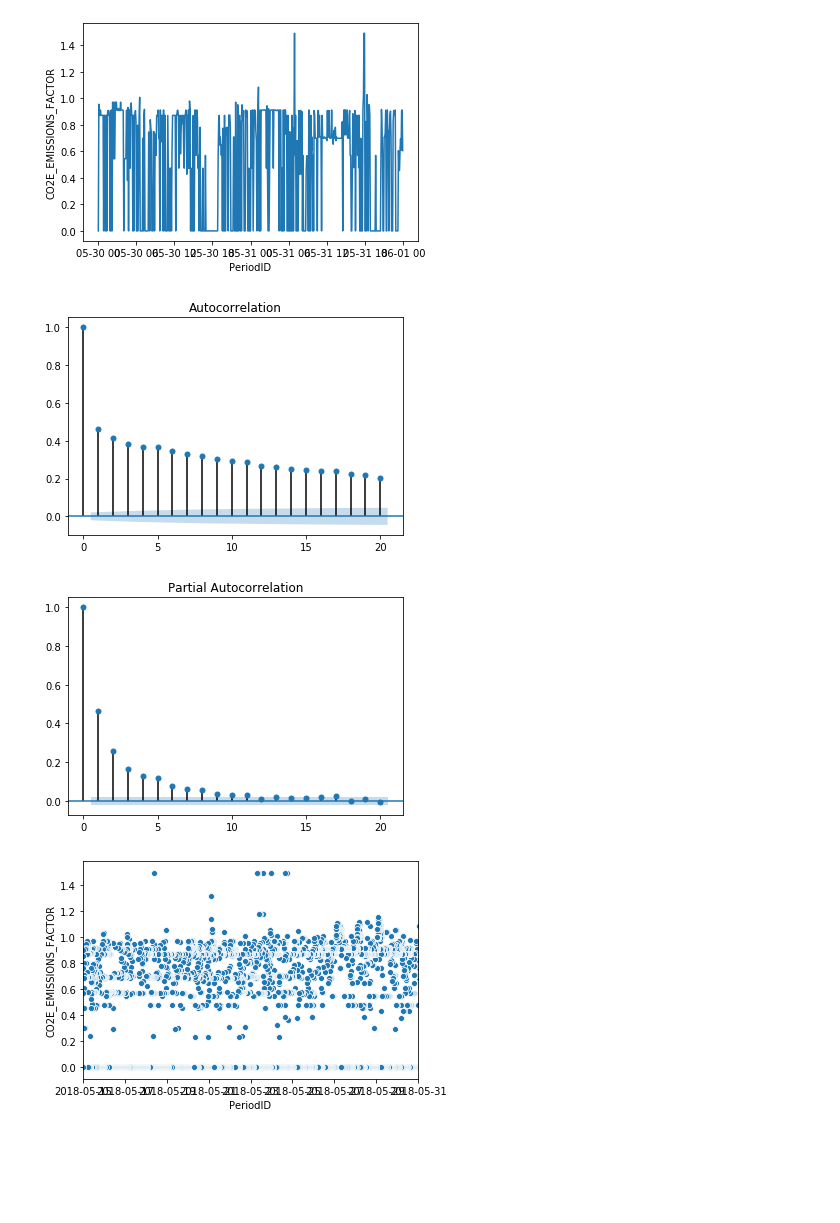
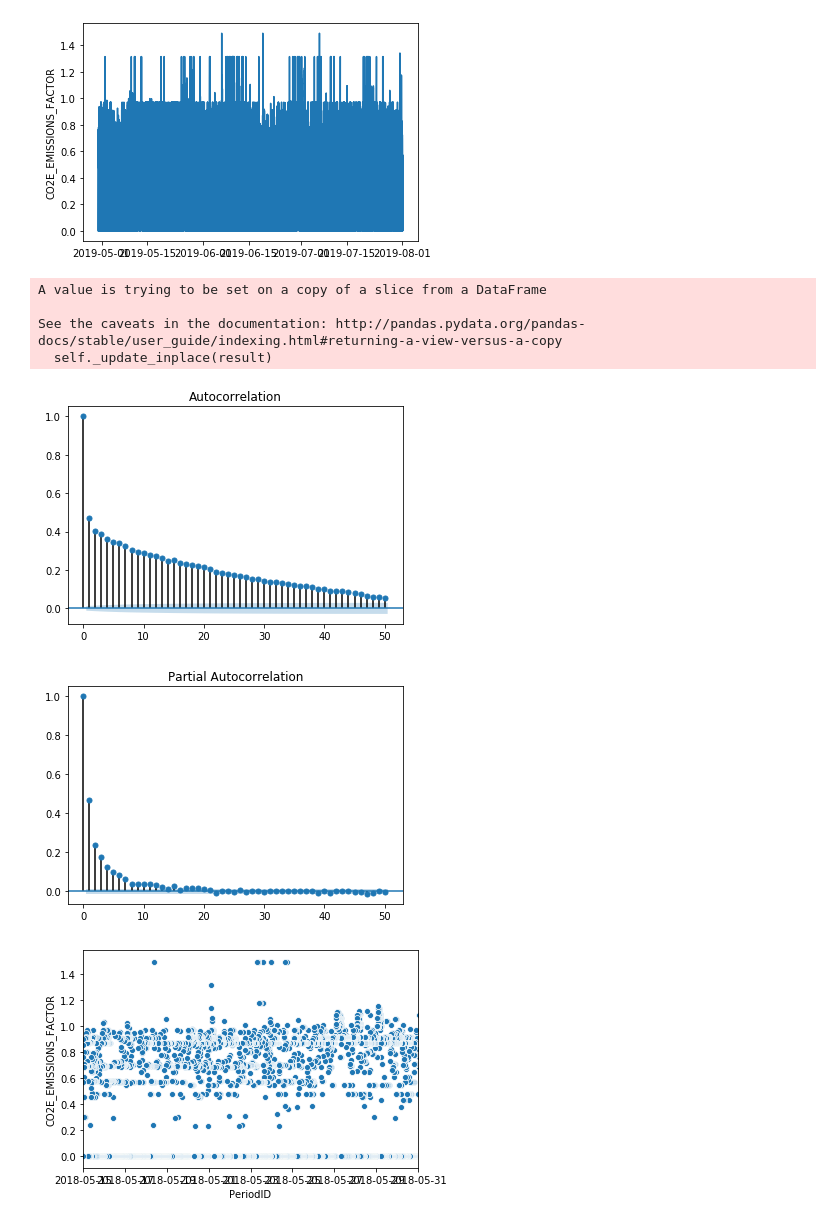
Before and after one commit to bkubsch/marginal-carbon, a Jupyter notebook: notebooks/tests_on_small_dataset.ipynb, the cells around one changed output. Drawn from its saved outputs; the diff is of its cells as text; code cells hidden in the pictures; blank space fills up the shorter version.

Commit message:
final data prep xgboost

```diff
--- a/notebooks/tests_on_small_dataset.ipynb
+++ b/notebooks/tests_on_small_dataset.ipynb
@@ -10,8 +11,8 @@ import statsmodels.api as sm
 #from statsmodels.tsa.stattools import acovf, acf, pacf, pacf_yw, pacf_ols
 from statsmodels.graphics.tsaplots import plot_acf, plot_pacf
 # %%
-file_path = '{}/nem-data/nemde_clean/df_DUID_CO2_price.pkl'.format(os.environ['HOME'])
-df_DUID_CO2_price = pd.read_pickle(file_path)
-print(df_DUID_CO2_price.shape)
-df_DUID_CO2_price.head()
+file_path = '{}/nem-data/nemde_clean/df_DUID_CO2_mean.pkl'.format(os.environ['HOME'])
+df_mean = pd.read_pickle(file_path)
+print(df_mean.shape)
+df_mean.head()
 # %% [output]
@@ -52,0 +26,5 @@ DatetimeIndex(['2018-05-31 23:55:00', '2018-05-31 23:50:00',
+# %%
+df_mean1 = df_mean[(df_mean.index > dt.datetime(2019,7,31))]
+df_mean2 = df_mean[(df_mean.index > dt.datetime(2019,4,30))]
+print(df_mean.shape)
+df_mean2.head()
@@ -95,15 +45,22 @@ print(df_DUID_CO2_price3.index.max())
 # %%
-fig = sns.lineplot(df_DUID_CO2_price3.index, df_DUID_CO2_price3.CO2E_EMISSIONS_FACTOR);
+fig = sns.lineplot(df_mean2.index, df_mean2.CO2E_EMISSIONS_FACTOR);
 # %% [output]
-[figure, old version]
+[figure, new version]
+# %%
+df_mean2.CO2E_EMISSIONS_FACTOR.dropna(inplace=True)
+# %% [output]
+A value is trying to be set on a copy of a slice from a DataFrame
+
+See the caveats in the documentation: http://pandas.pydata.org/pandas-docs/stable/user_guide/indexing.html#returning-a-view-versus-a-copy
+  self._update_inplace(result)
 # %%
-plot_acf(df_DUID_CO2_price3.CO2E_EMISSIONS_FACTOR, lags=20);
+plot_acf(df_mean2.CO2E_EMISSIONS_FACTOR, lags=50);
 # %% [output]
-[figure, old version]
+[figure, new version]
 # %%
-plot_pacf(df_DUID_CO2_price3.CO2E_EMISSIONS_FACTOR, lags=20);
+plot_pacf(df_mean2.CO2E_EMISSIONS_FACTOR, lags=50);
 # %% [output]
-[figure, old version]
+[figure, new version]
 # %%
 fig = sns.scatterplot(df_DUID_CO2_price3.index, df_DUID_CO2_price3.CO2E_EMISSIONS_FACTOR)
 fig.set_xlim(dt.date(2018,5,15), dt.date(2018,5,31));
```
Also changed, not shown: parts of 11 cells of this notebook, 8 other files.
